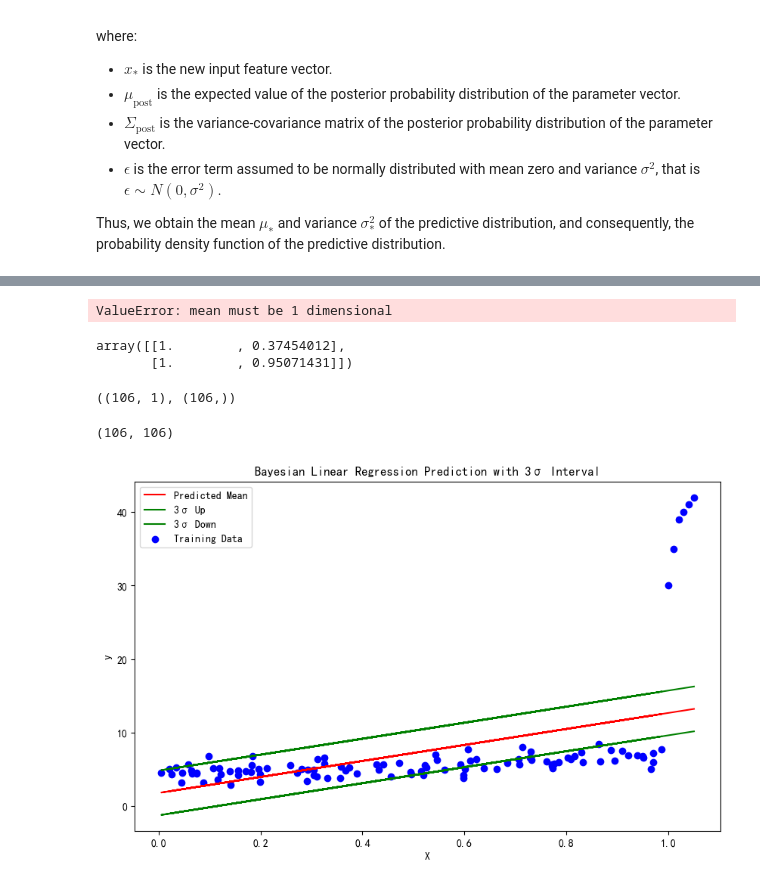
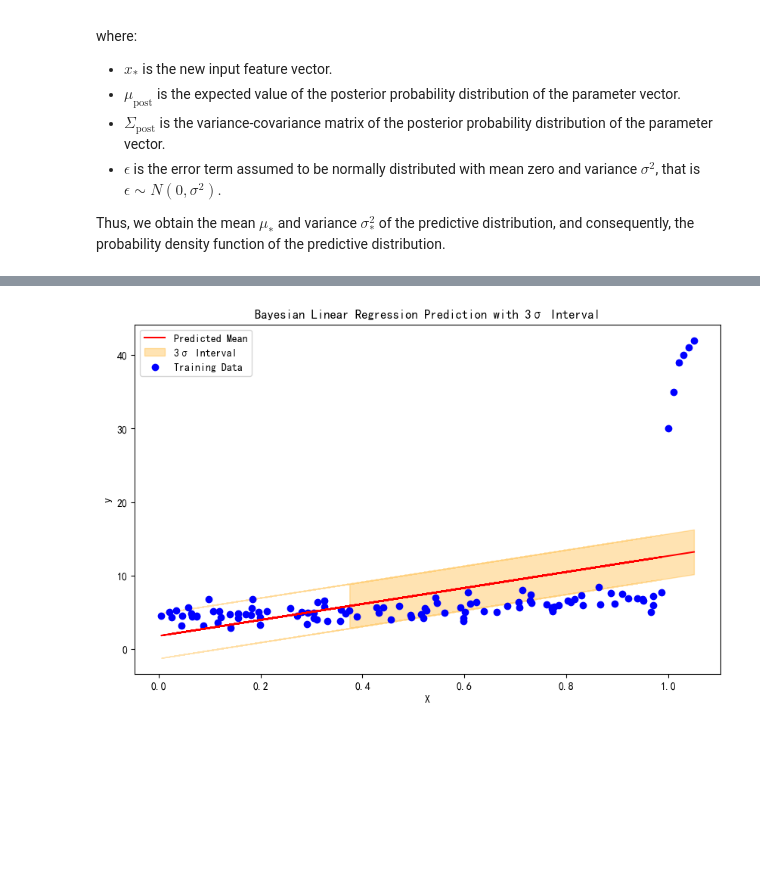
Before and after one commit to pandalabme/whiteboard_ml, a Jupyter notebook: line_regression.ipynb, the cells around one changed output, grey strips where cells are left out. Drawn from its saved outputs; the diff is of its cells as text; code cells hidden in the pictures; blank space fills up the shorter version.

```diff
--- a/line_regression.ipynb
+++ b/line_regression.ipynb
@@ -435,61 +446,26 @@ array([[ 1.76301121],
 # %%
-# import numpy as np
+# X = np.hstack([np.ones_like(X), X])
+X_b = np.c_[np.ones((X.shape[0], 1)), X]
+# 计算后验分布的参数
+sigma = 1
+theta_mu = np.zeros(X_b.shape[1]).reshape(-1,1)
+theta_sigma_prior = 1*np.eye(X_b.shape[1])  # 先验方差矩阵
+theta_sigma_posterior = np.linalg.inv(theta_sigma_prior + np.dot(X_b.T, X_b)/sigma**2)  # 后验方差矩阵
+mean_posterior = theta_sigma_posterior.dot(np.dot(X_b.T,y)/sigma**2+np.linalg.inv(theta_sigma_prior).dot(theta_mu))  # 后验均值
+# 计算预测值的后验分布
+y_pred_mean = X_b.dot(mean_posterior)
+y_pred_std = np.sqrt([sigma+X_b[i].dot(theta_sigma_posterior).dot(X_b[i].T) for i in range(len(X_b))]).reshape(-1,1)
 
-# # 生成一些示例数据
-# np.random.seed(42)
-# X = np.random.randn(100, 1)
-# true_coefficients = np.array([2.5])
-# y = np.dot(X, true_coefficients) + np.random.randn(100)
+# 绘制预测结果和3σ曲线
+plt.figure(figsize=(10, 6))
 
-# # 添加偏置项
-X = np.hstack([np.ones_like(X), X])
-# X_b = np.c_[np.ones((X.shape[0], 1)), X]
-# 计算后验分布的参数
-X_transpose_X = np.dot(X.T, X)
-precision_matrix_prior = np.eye(X.shape[1])  # 先验精度矩阵
-precision_matrix_posterior = precision_matrix_prior + np.dot(X_transpose_X, np.eye(X.shape[1]))  # 后验精度矩阵
-covariance_matrix_posterior = np.linalg.inv(precision_matrix_posterior)  # 后验协方差矩阵
-mean_posterior = np.dot(np.dot(covariance_matrix_posterior, X.T), y)  # 后验均值
-
-# 从后验分布中抽样参数
-samples = np.random.multivariate_normal(mean_posterior, covariance_matrix_posterior, size=1000)
-
-# 打印参数的后验均值和标准差
-posterior_mean = np.mean(samples, axis=0)
-posterior_std = np.std(samples, axis=0)
-print("后验均值:", posterior_mean)
-print("后验标准差:", posterior_std)
+plt.fill_between(X.ravel(), (y_pred_mean - 3 * y_pred_std).ravel(), (y_pred_mean + 3 * y_pred_std).ravel(), color='orange', alpha=0.3, label='3σ Interval')
+plt.scatter(X, y, color='blue', label='Training Data')
+plt.plot(X, y_pred_mean, color='red', label='Predicted Mean')
+plt.xlabel('X')
+plt.ylabel('y')
+plt.title('Bayesian Linear Regression Prediction with 3σ Interval')
+plt.legend()
+plt.show()
 # %% [output]
-ValueError: mean must be 1 dimensional
+[figure, added]
-# %%
-X[:2,]
-# %% [output]
-array([[1.        , 0.37454012],
-       [1.        , 0.95071431]])
-# %%
-y_pred_mean.shape,y_pred_std.shape
-# %% [output]
-((106, 1), (106,))
-# %%
-X[0].dot(covariance_matrix_posterior).dot(X.T).shape
-# %% [output]
-(106, 106)
-# %%
-# 计算预测值的后验分布
-y_pred_mean = X.dot(mean_posterior)
-y_pred_std = np.sqrt(1.0 + np.sum(X.dot(covariance_matrix_posterior) * X, axis=1)).reshape(-1,1)
-
-# 绘制预测结果和3σ曲线
-plt.figure(figsize=(10, 6))
-plt.scatter(X[:,1], y, color='blue', label='Training Data')
-plt.plot(X[:,1], y_pred_mean, color='red', label='Predicted Mean')
-# plt.plot(X[:,1], y_pred_mean - 3 * y_pred_std, color='green', label='3σ Up')
-# plt.plot(X[:,1], y_pred_mean + 3 * y_pred_std, color='green', label='3σ Down')
-# plt.fill_between(X[:,1].ravel(), y_pred_mean - 3 * y_pred_std, y_pred_mean + 3 * y_pred_std, color='orange', alpha=0.3, label='3σ Interval')
-plt.xlabel('X')
-plt.ylabel('y')
-plt.title('Bayesian Linear Regression Prediction with 3σ Interval')
-plt.legend()
-plt.show()
-# %% [output]
-[figure, removed]
```
Also changed, not shown: parts of 6 cells of this notebook, 1 other file.
